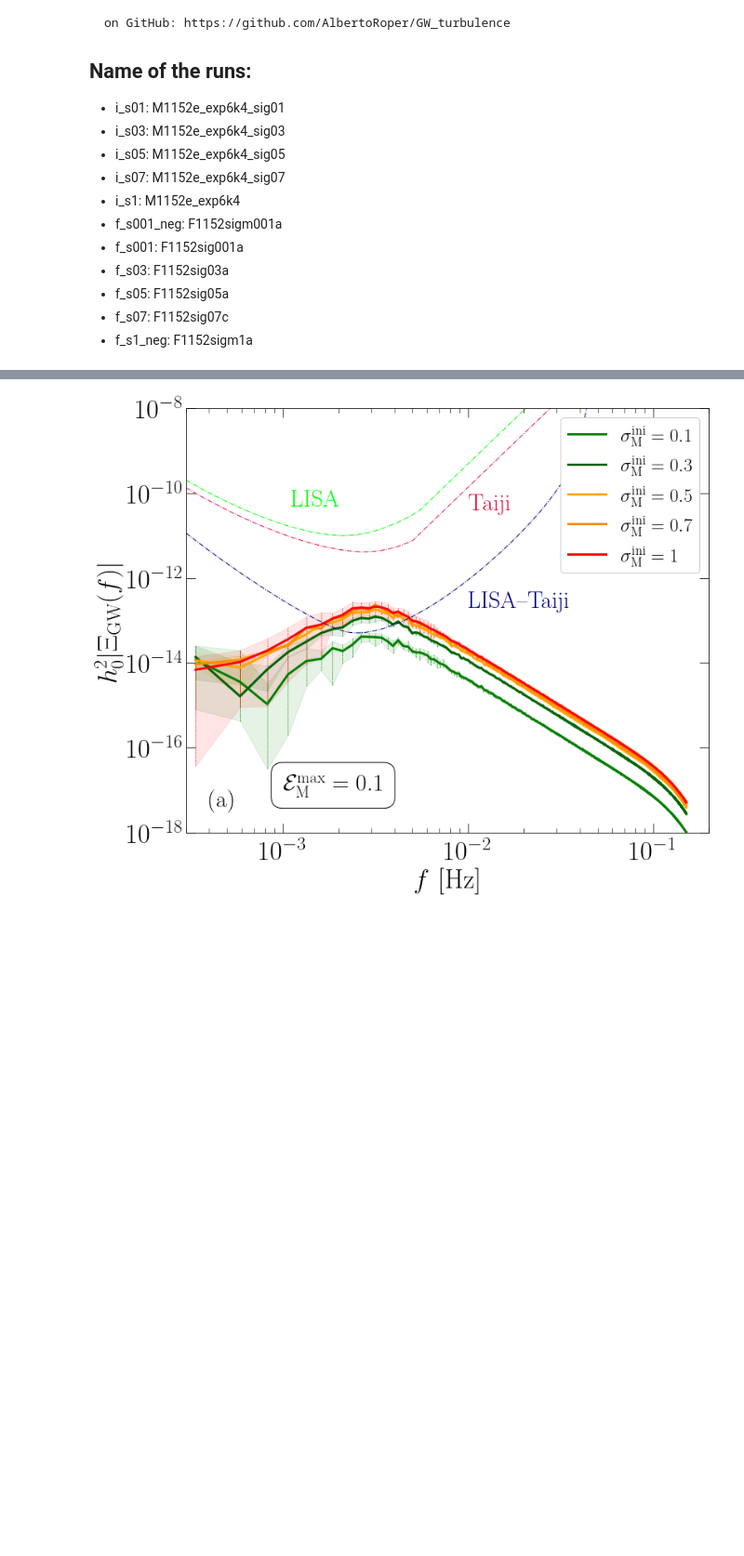
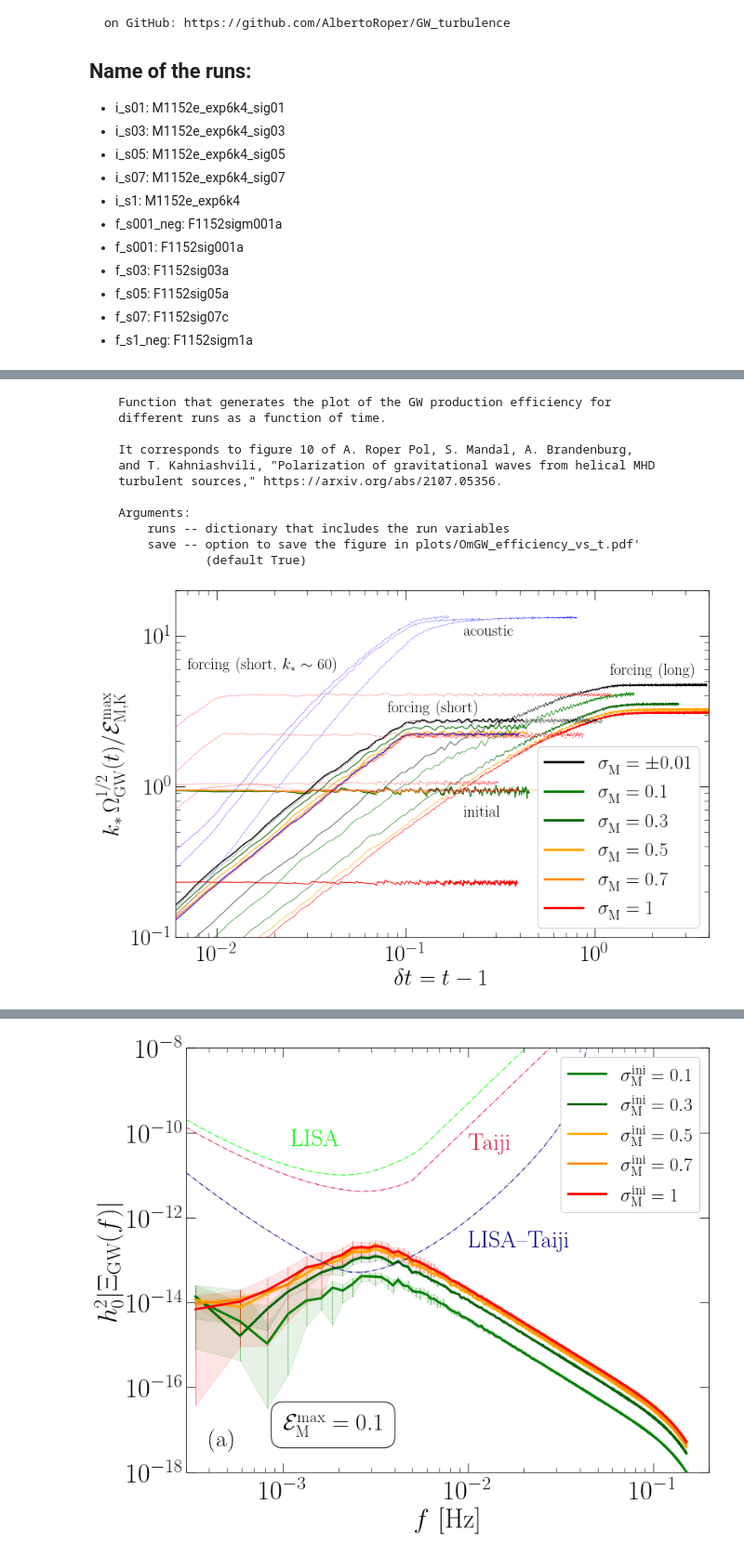
Before and after one commit to AlbertoRoper/GW_turbulence, a Jupyter notebook: JCAP_2107_05356/generate_plots_JCAP_2021.ipynb, the cells around one changed output, grey strips where cells are left out. Shown at 93% size. Drawn from its saved outputs; the diff is of its cells as text; code cells hidden in the pictures; blank space fills up the shorter version.

```diff
--- a/JCAP_2107_05356/generate_plots_JCAP_2021.ipynb
+++ b/JCAP_2107_05356/generate_plots_JCAP_2021.ipynb
@@ -196 +228,18 @@ gen.plot_PGW(runs, PPh='h', type='forc')
+# %%
+print(gen.plot_efficiency.__doc__)
+runs_tot = {**runs, **runs_PRR, **runs_PRD}
+gen.plot_efficiency(runs_tot)
+# %% [output]
+    Function that generates the plot of the GW production efficiency for
+    different runs as a function of time.
+
+    It corresponds to figure 10 of A. Roper Pol, S. Mandal, A. Brandenburg,
+    and T. Kahniashvili, "Polarization of gravitational waves from helical MHD
+    turbulent sources," https://arxiv.org/abs/2107.05356.
+
+    Arguments:
+        runs -- dictionary that includes the run variables
+        save -- option to save the figure in plots/OmGW_efficiency_vs_t.pdf'
+                (default True)
+[figure, added]
 # %%
```
Also changed, not shown: parts of 21 cells of this notebook.
